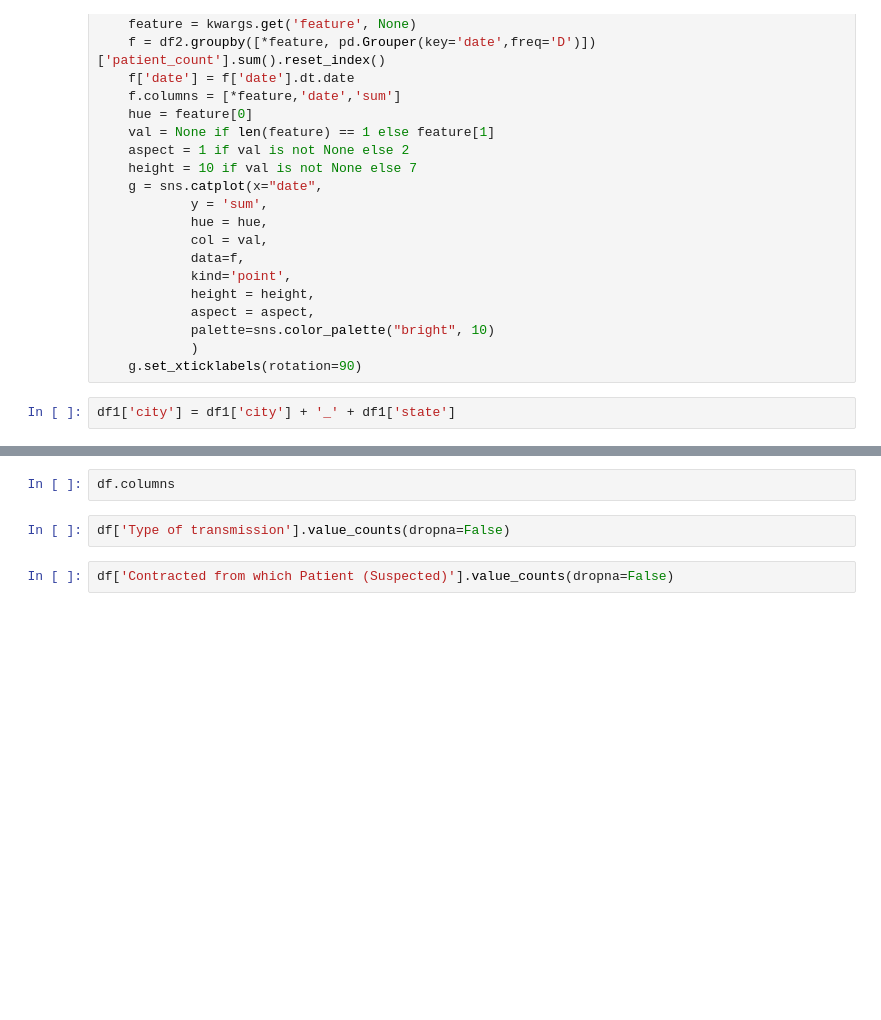
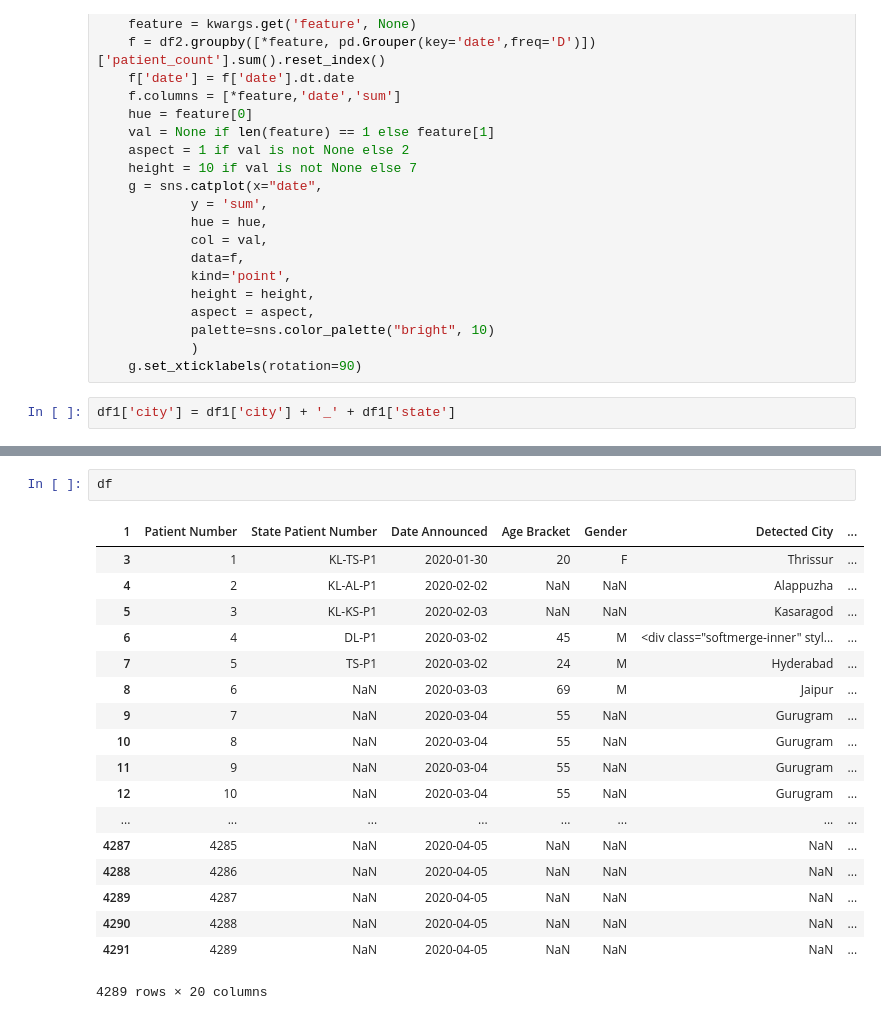
Before and after one commit to anki1909/covid_india, a Jupyter notebook: covid_1_parse_data.ipynb, the cells around one changed output, grey strips where cells are left out. Drawn from its saved outputs; the diff is of its cells as text; blank space fills up the shorter version.

```diff
--- a/covid_1_parse_data.ipynb
+++ b/covid_1_parse_data.ipynb
@@ -293,6 +289,21 @@ SyntaxError: unexpected EOF while parsing (<ipython-input-35-58c4d4e48d0c>, line
 # %%
-df.columns
+df
+# %% [output]
+| 1 | Patient Number | State Patient Number | Date Announced | Age Bracket | Gender | Detected City | ... |
+| 3 | 1 | KL-TS-P1 | 2020-01-30 | 20 | F | Thrissur | ... |
+| 4 | 2 | KL-AL-P1 | 2020-02-02 | NaN | NaN | Alappuzha | ... |
+| 5 | 3 | KL-KS-P1 | 2020-02-03 | NaN | NaN | Kasaragod | ... |
+| 6 | 4 | DL-P1 | 2020-03-02 | 45 | M | <div class="softmerge-inner" styl... | ... |
+| 7 | 5 | TS-P1 | 2020-03-02 | 24 | M | Hyderabad | ... |
+| 8 | 6 | NaN | 2020-03-03 | 69 | M | Jaipur | ... |
+| 9 | 7 | NaN | 2020-03-04 | 55 | NaN | Gurugram | ... |
+| 10 | 8 | NaN | 2020-03-04 | 55 | NaN | Gurugram | ... |
+| 11 | 9 | NaN | 2020-03-04 | 55 | NaN | Gurugram | ... |
+| 12 | 10 | NaN | 2020-03-04 | 55 | NaN | Gurugram | ... |
+| ... | ... | ... | ... | ... | ... | ... | ... |
+| 4287 | 4285 | NaN | 2020-04-05 | NaN | NaN | NaN | ... |
+| 4288 | 4286 | NaN | 2020-04-05 | NaN | NaN | NaN | ... |
+| 4289 | 4287 | NaN | 2020-04-05 | NaN | NaN | NaN | ... |
+| 4290 | 4288 | NaN | 2020-04-05 | NaN | NaN | NaN | ... |
+| 4291 | 4289 | NaN | 2020-04-05 | NaN | NaN | NaN | ... |
+4289 rows × 20 columns
-# %%
-df['Type of transmission'].value_counts(dropna=False)
-# %%
-df['Contracted from which Patient (Suspected)'].value_counts(dropna=False)
```
Also changed, not shown: parts of 10 cells of this notebook.
